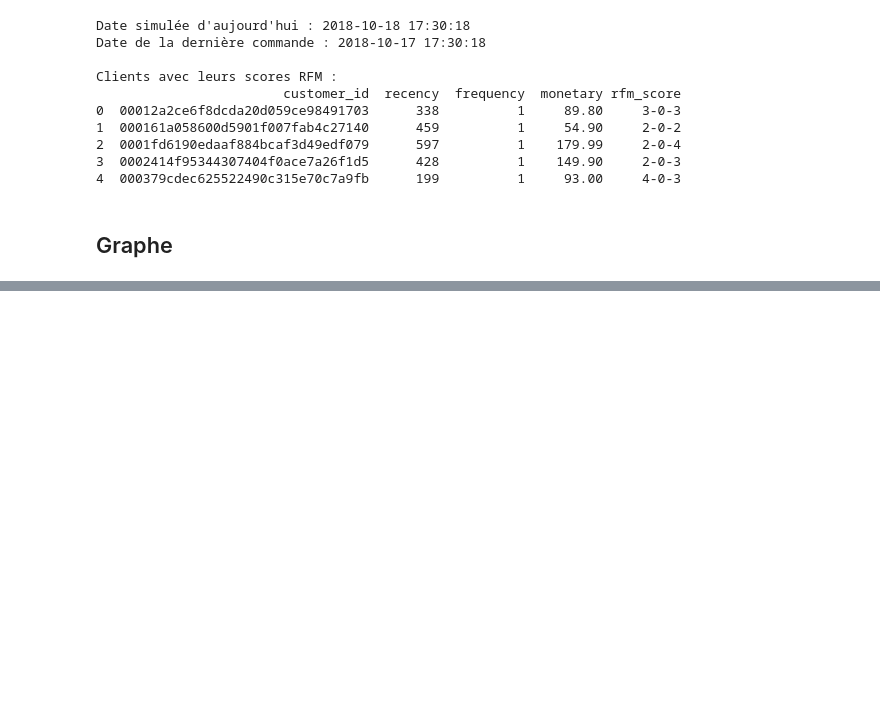
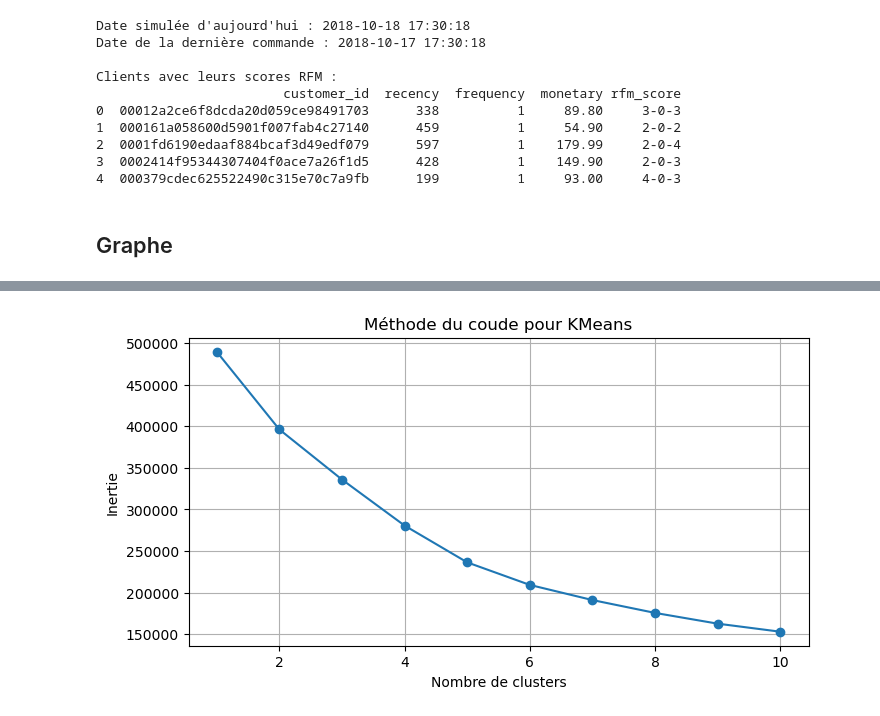
Before and after one commit to Ranack/e-client, a Jupyter notebook: Olist.ipynb, the cells around one changed output, grey strips where cells are left out. Saved outputs shown, nothing was run; the diff lists cells and outputs as text; code cells hidden in the pictures; blank space fills up the shorter version.

```diff
--- a/Olist.ipynb
+++ b/Olist.ipynb
@@ -391,0 +729,84 @@ plt.show()
+# %%
+import pandas as pd
+from sklearn.preprocessing import StandardScaler
+from sklearn.cluster import KMeans, DBSCAN
+import scipy.cluster.hierarchy as sch
+from sklearn.cluster import AgglomerativeClustering
+import matplotlib.pyplot as plt
+import numpy as np
+
+# 1. Préparation et normalisation des données
+X = rfm_df[['recency', 'monetary', 'avg_review_score', 'avg_delivery_delay', 'total_items']]
+
+# Vérifier et gérer les valeurs manquantes
+#X = X.dropna()  # Supprime les lignes avec des valeurs manquantes
+X = X.fillna(X.mean())
+
+# Normaliser les données
+scaler = StandardScaler()
+X_scaled = scaler.fit_transform(X)
+
+# 2. Clustering avec KMeans
+# Trouver le nombre optimal de clusters avec la méthode du coude
+inertia = []
+for n_clusters in range(1, 11):
+    kmeans = KMeans(n_clusters=n_clusters, random_state=0, n_init=10)  # Explicitement définir n_init à 10
+    kmeans.fit(X_scaled)
+    inertia.append(kmeans.inertia_)
+
+# Tracer la courbe du coude
+plt.figure(figsize=(8, 4))
+plt.plot(range(1, 11), inertia, marker='o')
+plt.title("Méthode du coude pour KMeans")
+plt.xlabel("Nombre de clusters")
+plt.ylabel("Inertie")
+plt.grid(True)
+plt.show()
+
+# Appliquer KMeans avec un nombre de clusters choisi (par exemple : 4)
+kmeans = KMeans(n_clusters=4, random_state=0, n_init=10)  # Explicitement définir n_init à 10
+rfm_df.loc[X.index, 'kmeans_cluster'] = kmeans.fit_predict(X_scaled)
+
+# 3. Clustering avec CAH (Dendrogramme)
+plt.figure(figsize=(10, 6))
+
+# Dendrogramme avec un maximum de 10 clusters
+dendrogram = sch.dendrogram(
+    sch.linkage(X_scaled, method='ward'),
+    truncate_mode='lastp',  # Limiter le nombre de clusters affichés
+    p=12,                   # Nombre maximum de clusters à afficher
+)
+
+plt.title('Dendrogramme pour CAH (maximum 10 clusters)')
+plt.xlabel('Clients')
+plt.ylabel('Distance')
+plt.show()
+
+# Appliquer CAH avec découpage en clusters (par exemple : 4 clusters)
+cah = AgglomerativeClustering(n_clusters=5, metric='euclidean', linkage='ward')
+rfm_df.loc[X.index, 'cah_cluster'] = cah.fit_predict(X_scaled)
+
+# Afficher la classification CAH avec amélioration de la lisibilité
+plt.figure(figsize=(15, 10))
+scatter = plt.scatter(X_scaled[:, 0], X_scaled[:, 1], c=cah.labels_, cmap='rainbow', edgecolor='k', s=100, alpha=0.7)
+
+# Ajouter un titre descriptif
+plt.title("Classification CAH des clients avec 4 clusters", fontsize=16)
+plt.xlabel('Recency (normalisé)', fontsize=14)
+plt.ylabel('Monetary Value (normalisé)', fontsize=14)
+
+# Ajouter une légende
+legend1 = plt.legend(*scatter.legend_elements(), title="Clusters")
+plt.gca().add_artist(legend1)
+
+plt.grid(True)
+plt.show()
+
+# 4. Clustering avec DBSCAN
+dbscan = DBSCAN(eps=0.5, min_samples=5)
+rfm_df.loc[X.index, 'dbscan_cluster'] = dbscan.fit_predict(X_scaled)
+
+# Afficher un aperçu des clusters
+print(rfm_df[['customer_id', 'kmeans_cluster', 'cah_cluster', 'dbscan_cluster']].head())
+# %% [output]
+[figure, added]
```
Also changed, not shown: parts of 8 cells of this notebook.
